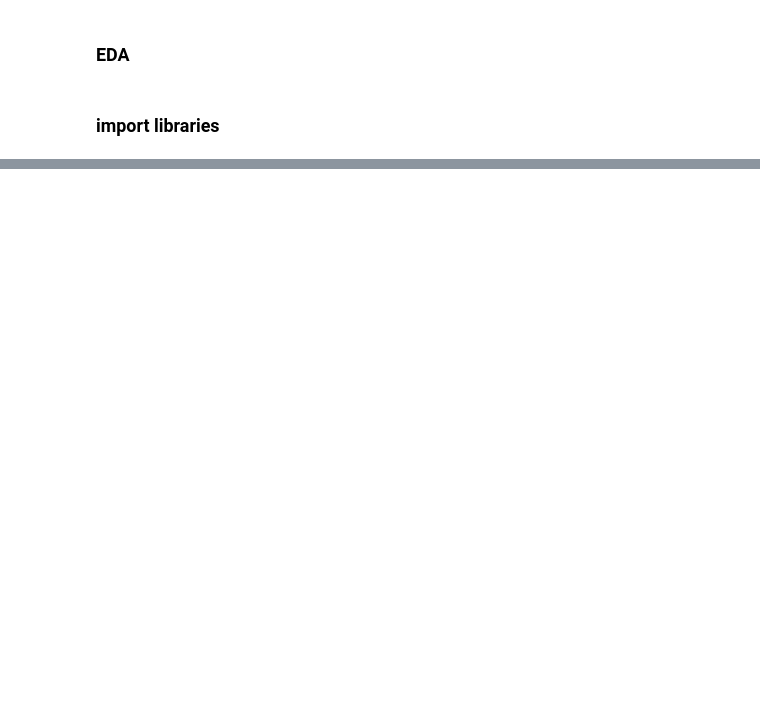
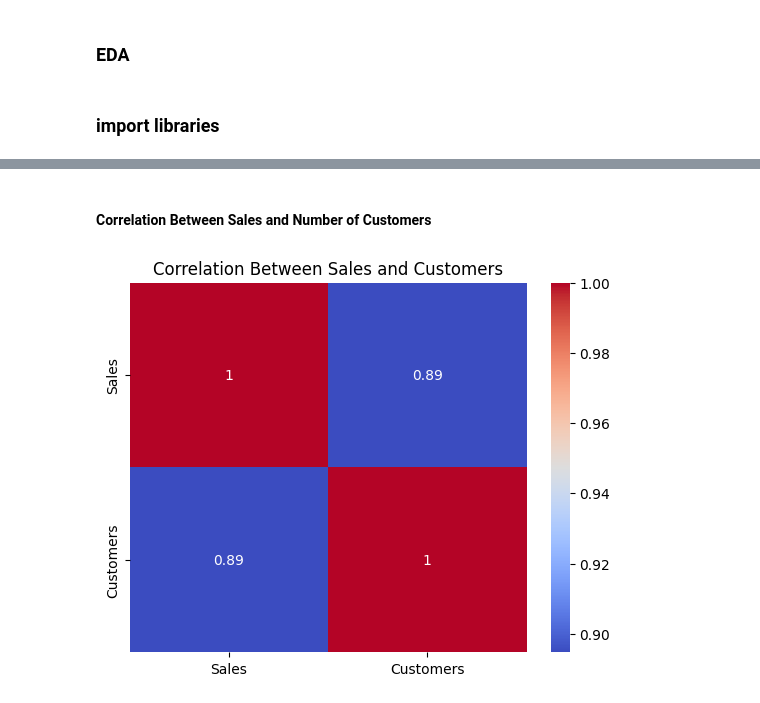
Before and after one commit to zol23-g/Sales_Forecasting_Rossmann_Pharmaceuticals, a Jupyter notebook: notebooks/eda.ipynb, the cells around one changed output, grey strips where cells are left out. Drawn from its saved outputs; the diff is of its cells as text; code cells hidden in the pictures; blank space fills up the shorter version.

```diff
--- a/notebooks/eda.ipynb
+++ b/notebooks/eda.ipynb
@@ -50,0 +177,13 @@ df3.head()
+# %% [markdown]
+#### Correlation Between Sales and Number of Customers
+# %%
+logging.info('Analyzing the correlation between sales and number of customers...')
+
+correlation = train_df[['Sales', 'Customers']].corr()
+sns.heatmap(correlation, annot=True, cmap='coolwarm')
+plt.title('Correlation Between Sales and Customers')
+plt.show()
+
+logging.info(f'Correlation matrix between sales and customers: {correlation}')
+# %% [output]
+[figure, added]
```
Also changed, not shown: parts of 37 cells of this notebook, 3 other files.
